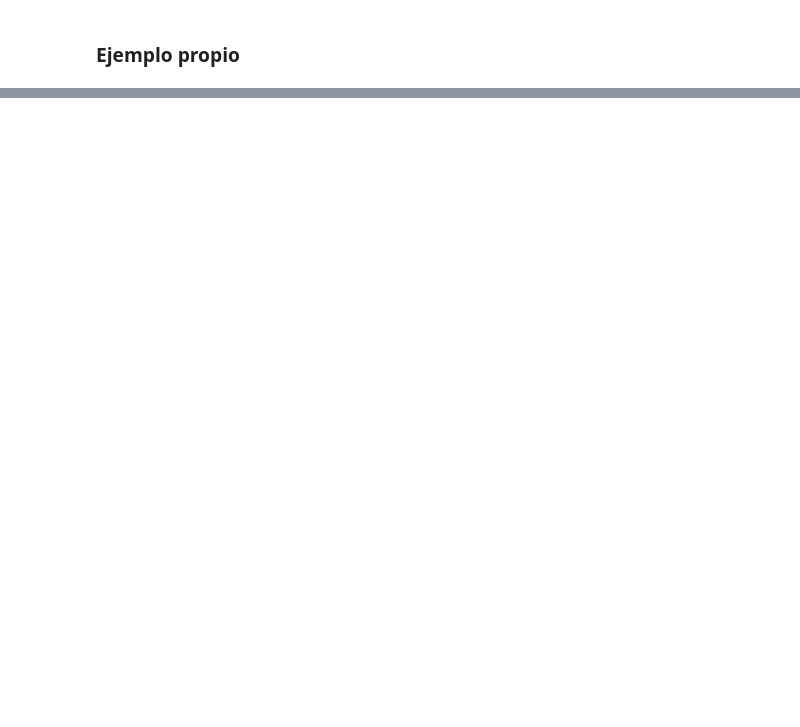
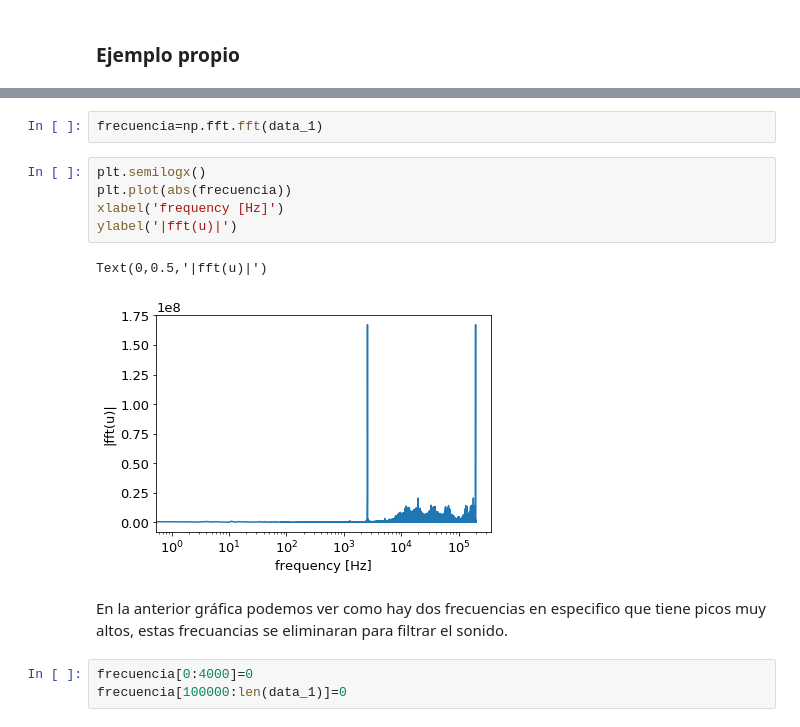
Before and after one commit to lrmahecha/Herramientas-Computacionales-IMEC3602, a Jupyter notebook: 05_taller04/Taller_4.ipynb, the cells around one changed output, grey strips where cells are left out. Cells and saved outputs as stored; diff of their text form; blank space fills up the shorter version.

```diff
--- a/05_taller04/Taller_4.ipynb
+++ b/05_taller04/Taller_4.ipynb
@@ -531,0 +561,15 @@ La fugura muestra el resutado de promediar una señal no estacionaria, la primer
+# %%
+frecuencia=np.fft.fft(data_1)
+# %%
+plt.semilogx()
+plt.plot(abs(frecuencia))
+xlabel('frequency [Hz]')
+ylabel('|fft(u)|')
+# %% [output]
+Text(0,0.5,'|fft(u)|')
+[figure, added]
+# %% [markdown]
+En la anterior gráfica podemos ver como hay dos frecuencias en especifico que tiene picos muy altos, estas frecuancias se eliminaran para filtrar el sonido.
+# %%
+frecuencia[0:4000]=0
+frecuencia[100000:len(data_1)]=0
```
Also changed, not shown: parts of 24 cells of this notebook.
